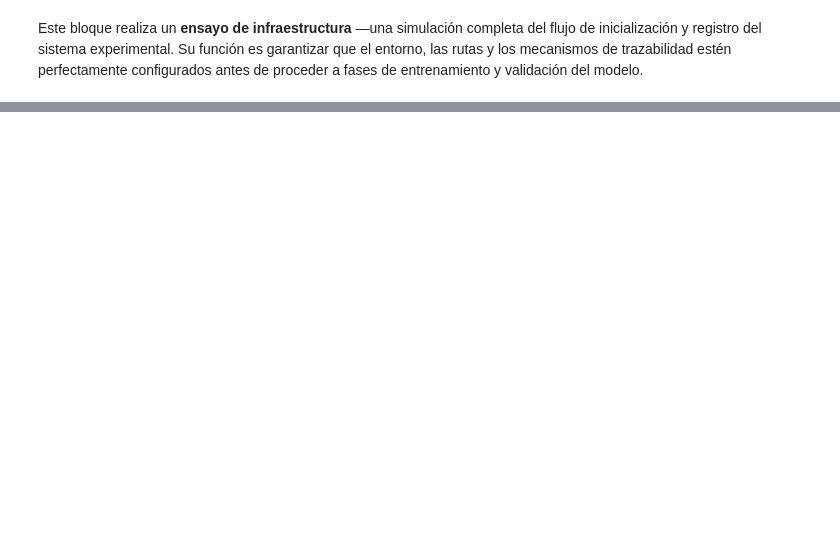
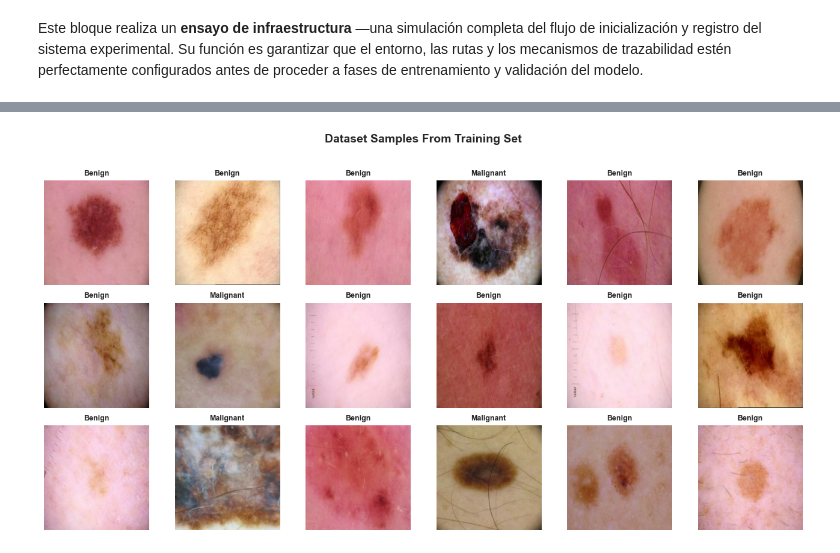
Before and after one commit to mgonzalz/cancer-ai-usecase, a Jupyter notebook: notebooks/experiments_melanoma.ipynb, the cells around one changed output, grey strips where cells are left out. Cells and saved outputs as stored; diff of their text form; code cells hidden in the pictures; blank space fills up the shorter version.

```diff
--- a/notebooks/experiments_melanoma.ipynb
+++ b/notebooks/experiments_melanoma.ipynb
@@ -264,0 +281,2 @@ print(f"[OK] Estructura inicial creada en: {paths['run_dir']}")
+# %%
+AUTOTUNE = tf.data.AUTOTUNE # Enable data prefetching for performance optimization.
@@ -264,0 +285,11 @@ print(f"[OK] Estructura inicial creada en: {paths['run_dir']}")
+# %%
+def _detect_class_dirs(base_dir: str):
+    """
+    Detects class directories within the base directory. (e.g., Benign / Malignant).
+    Returns an alphabetically sorted list for stability.
+    """
+    p = Path(base_dir)
+    class_dirs = [d.name for d in p.iterdir() if d.is_dir()]
+    if not class_dirs:
+        raise ValueError(f"No class subdirectories found in {base_dir}")
+    return sorted(class_dirs)
@@ -264,0 +395,3 @@ print(f"[OK] Estructura inicial creada en: {paths['run_dir']}")
+# %%
+train_ds, val_ds, test_ds, CLASS_NAMES = build_datasets(CFG_GLOBAL, val_split=0.20)
+print("[OK] Datasets loaded: train/val/test")
@@ -264,0 +520,4 @@ print(f"[OK] Estructura inicial creada en: {paths['run_dir']}")
+# %%
+show_grid_from_dataset(train_ds, CLASS_NAMES, "Dataset Samples From Training Set", max_images=18)
+# %% [output]
+[figure, added]
```
Also changed, not shown: parts of 18 cells of this notebook, 5 other files.
